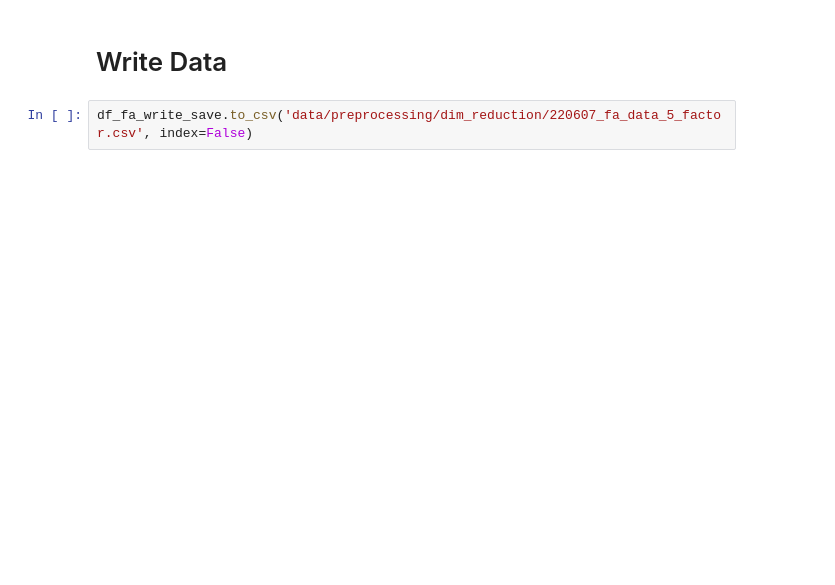
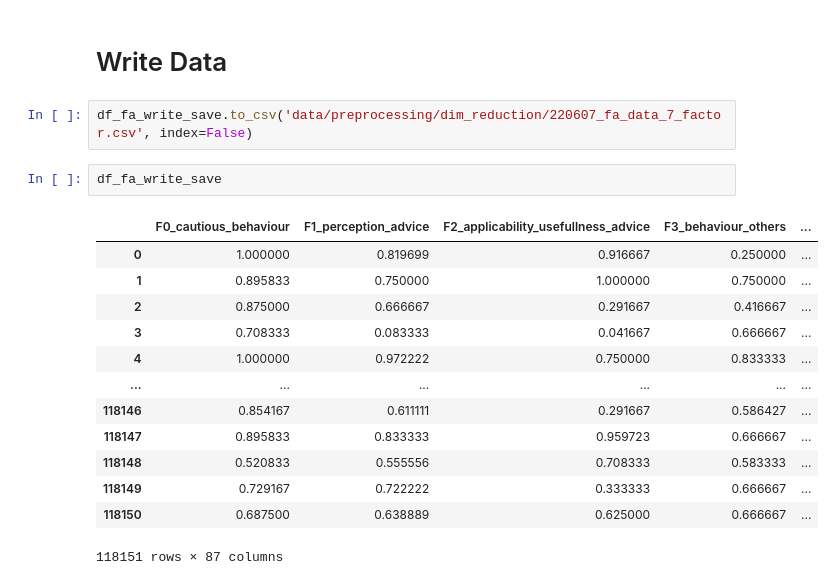
Before and after one commit to anuarsantoyo/master-thesis, a Jupyter notebook: preprocessing/220422_FactorAnalysis.ipynb, the cells around one changed output. Cells and saved outputs as stored; diff of their text form; blank space fills up the shorter version.

```diff
--- a/preprocessing/220422_FactorAnalysis.ipynb
+++ b/preprocessing/220422_FactorAnalysis.ipynb
@@ -471,4 +421,20 @@ for col in factor_cols:
 # %% [markdown]
 # Write Data
 # %%
-df_fa_write_save.to_csv('data/preprocessing/dim_reduction/220607_fa_data_5_factor.csv', index=False)
+df_fa_write_save.to_csv('data/preprocessing/dim_reduction/220607_fa_data_7_factor.csv', index=False)
+# %%
+df_fa_write_save
+# %% [output]
+|  | F0_cautious_behaviour | F1_perception_advice | F2_applicability_usefullness_advice | F3_behaviour_others | ... |
+| 0 | 1.000000 | 0.819699 | 0.916667 | 0.250000 | ... |
+| 1 | 0.895833 | 0.750000 | 1.000000 | 0.750000 | ... |
+| 2 | 0.875000 | 0.666667 | 0.291667 | 0.416667 | ... |
+| 3 | 0.708333 | 0.083333 | 0.041667 | 0.666667 | ... |
+| 4 | 1.000000 | 0.972222 | 0.750000 | 0.833333 | ... |
+| ... | ... | ... | ... | ... | ... |
+| 118146 | 0.854167 | 0.611111 | 0.291667 | 0.586427 | ... |
+| 118147 | 0.895833 | 0.833333 | 0.959723 | 0.666667 | ... |
+| 118148 | 0.520833 | 0.555556 | 0.708333 | 0.583333 | ... |
+| 118149 | 0.729167 | 0.722222 | 0.333333 | 0.666667 | ... |
+| 118150 | 0.687500 | 0.638889 | 0.625000 | 0.666667 | ... |
+118151 rows × 87 columns
```
Also changed, not shown: parts of 35 cells of this notebook, 6 other files.
